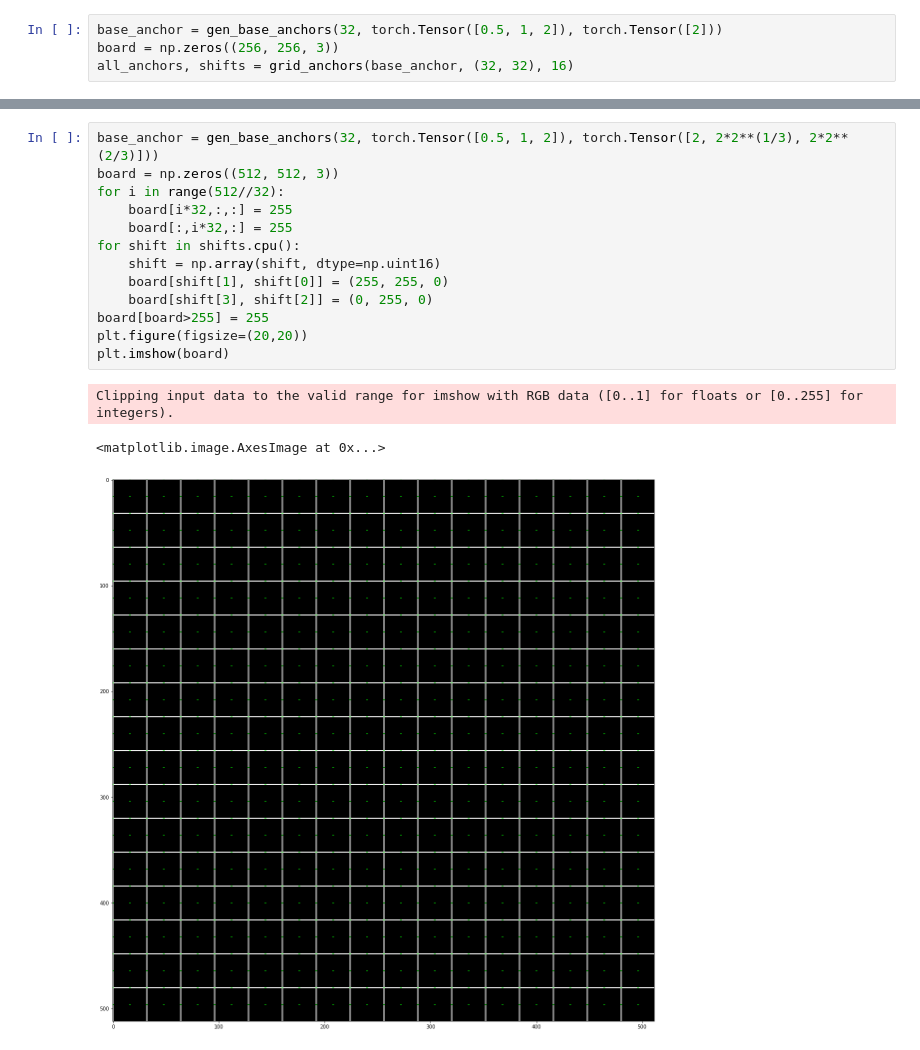
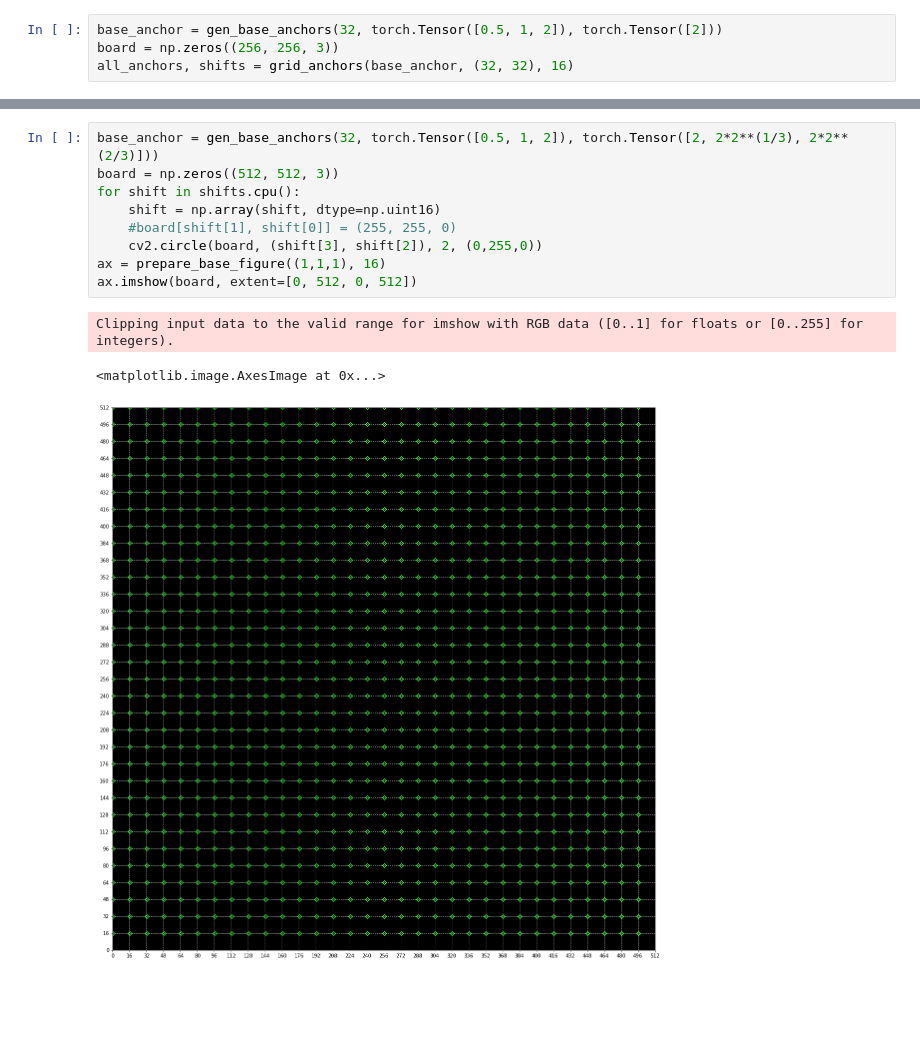
Before and after one commit to whikwon/mpmmdet, a Jupyter notebook: mmdet/anchor/draw_anchor.ipynb, the cells around one changed output, grey strips where cells are left out. Cells and saved outputs as stored; diff of their text form; blank space fills up the shorter version.

```diff
--- a/mmdet/anchor/draw_anchor.ipynb
+++ b/mmdet/anchor/draw_anchor.ipynb
@@ -88,20 +144,16 @@ Clipping input data to the valid range for imshow with RGB data ([0..1] for floa
 # %%
 base_anchor = gen_base_anchors(32, torch.Tensor([0.5, 1, 2]), torch.Tensor([2, 2*2**(1/3), 2*2**(2/3)]))
 board = np.zeros((512, 512, 3))
-for i in range(512//32):
-    board[i*32,:,:] = 255
-    board[:,i*32,:] = 255
 for shift in shifts.cpu():
     shift = np.array(shift, dtype=np.uint16)
-    board[shift[1], shift[0]] = (255, 255, 0)
-    board[shift[3], shift[2]] = (0, 255, 0)
-board[board>255] = 255
-plt.figure(figsize=(20,20))
-plt.imshow(board)
+    #board[shift[1], shift[0]] = (255, 255, 0)
+    cv2.circle(board, (shift[3], shift[2]), 2, (0,255,0))
+ax = prepare_base_figure((1,1,1), 16)
+ax.imshow(board, extent=[0, 512, 0, 512])
 # %% [output]
 Clipping input data to the valid range for imshow with RGB data ([0..1] for floats or [0..255] for integers).
 <matplotlib.image.AxesImage at 0x...>
-[figure, old version]
+[figure, new version]
 # %%
 base_anchor = gen_base_anchors(32, torch.Tensor([0.5, 1, 2]), torch.Tensor([2*2**(1/3)]))
 board = np.zeros((512, 512, 3))
```
Also changed, not shown: parts of 5 cells of this notebook.
